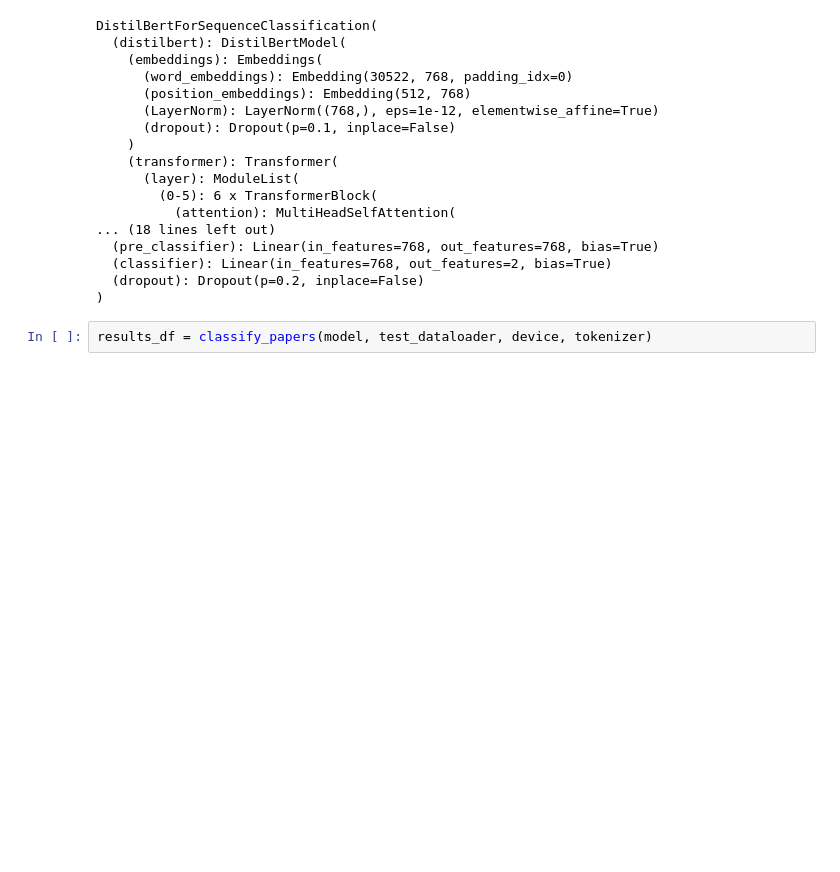
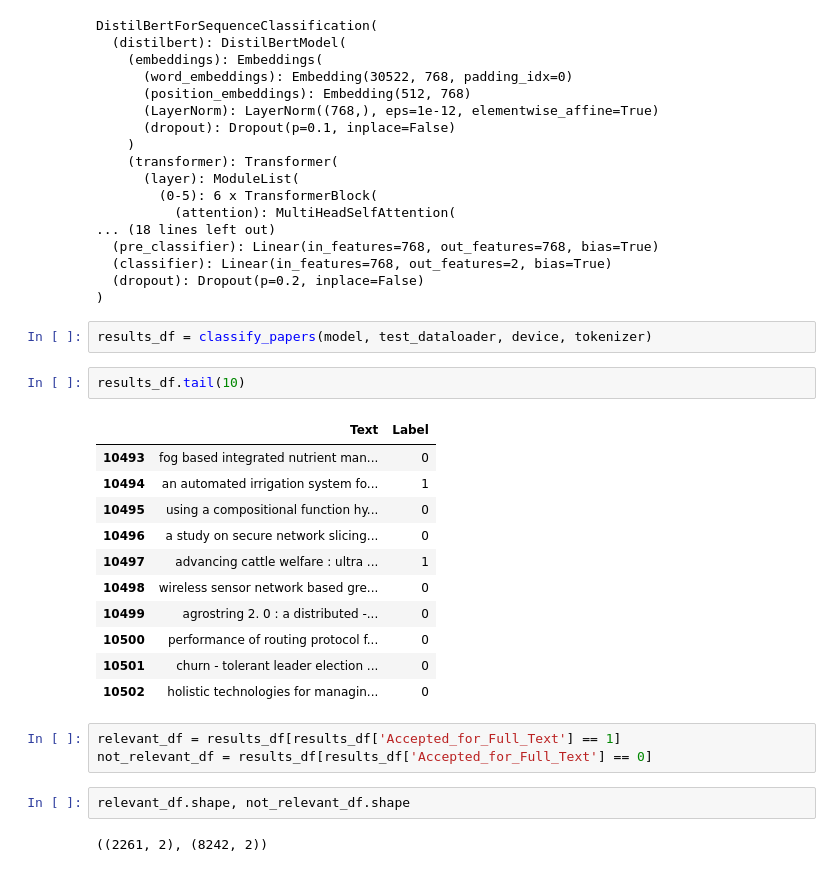
Before and after one commit to andrews-tang/Edge-AI-Research-in-Precision-Agriculture-A-Systematic-Literature-Review, a Jupyter notebook: title_abstract_screening_using_nlp.ipynb, the cells around one changed output. Drawn from its saved outputs; the diff is of its cells as text; blank space fills up the shorter version.

```diff
--- a/title_abstract_screening_using_nlp.ipynb
+++ b/title_abstract_screening_using_nlp.ipynb
@@ -291,3 +292,24 @@ DistilBertForSequenceClassification(
 )
 # %%
 results_df = classify_papers(model, test_dataloader, device, tokenizer)
+# %%
+results_df.tail(10)
+# %% [output]
+|  | Text | Label |
+| 10493 | fog based integrated nutrient man... | 0 |
+| 10494 | an automated irrigation system fo... | 1 |
+| 10495 | using a compositional function hy... | 0 |
+| 10496 | a study on secure network slicing... | 0 |
+| 10497 | advancing cattle welfare : ultra ... | 1 |
+| 10498 | wireless sensor network based gre... | 0 |
+| 10499 | agrostring 2. 0 : a distributed -... | 0 |
+| 10500 | performance of routing protocol f... | 0 |
+| 10501 | churn - tolerant leader election ... | 0 |
+| 10502 | holistic technologies for managin... | 0 |
+# %%
+relevant_df = results_df[results_df['Accepted_for_Full_Text'] == 1]
+not_relevant_df = results_df[results_df['Accepted_for_Full_Text'] == 0]
+# %%
+relevant_df.shape, not_relevant_df.shape
+# %% [output]
+((2261, 2), (8242, 2))
```
Also changed, not shown: parts of 9 cells of this notebook.
